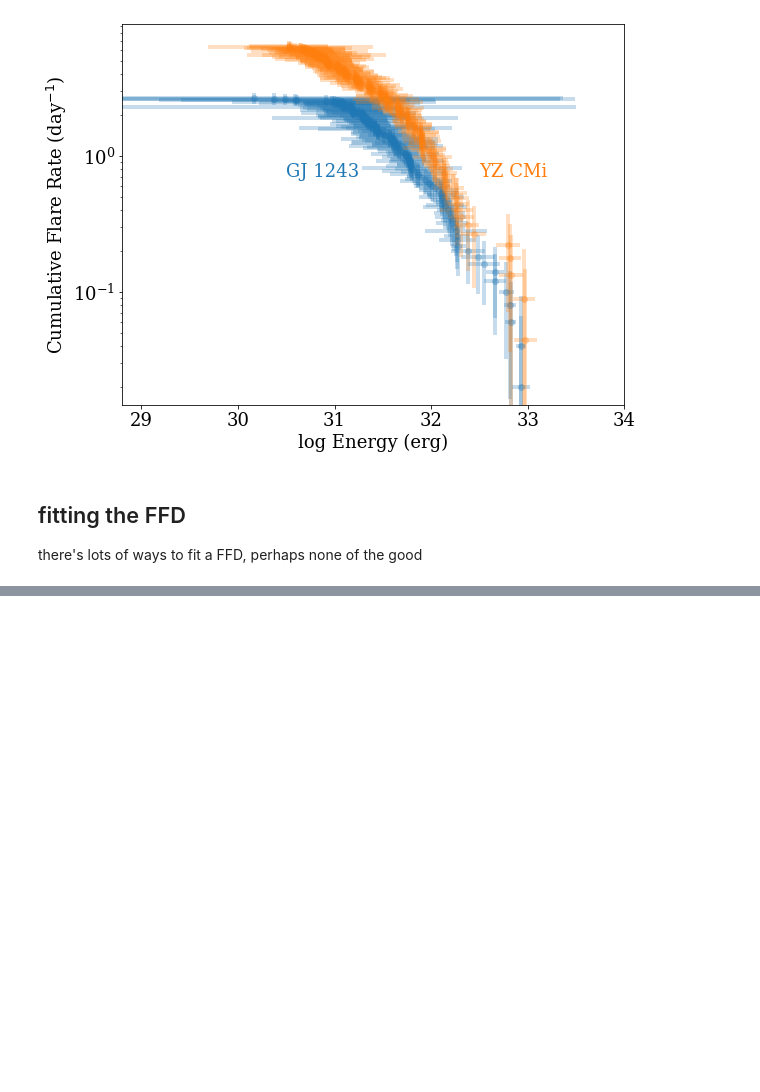
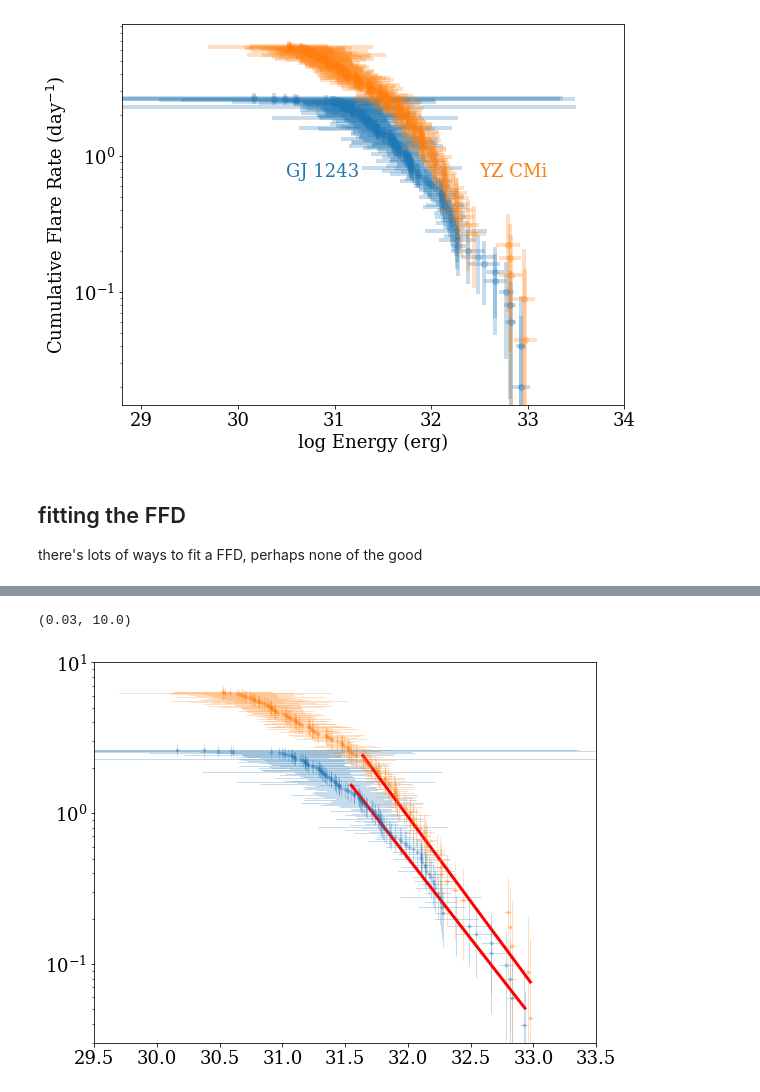
Before and after one commit to jradavenport/YZCMi_TESS, a Jupyter notebook: yzcmi_vs_gj1243.ipynb, the cells around one changed output, grey strips where cells are left out. Cells and saved outputs as stored; diff of their text form; code cells hidden in the pictures; blank space fills up the shorter version.

```diff
--- a/yzcmi_vs_gj1243.ipynb
+++ b/yzcmi_vs_gj1243.ipynb
@@ -285,0 +349,24 @@ print(therng(flat_samples[:,0])) # the slope
+# %%
+plt.figure(figsize=(9,7))
+
+plt.errorbar(ffd_x, ffd_y, xerr=ffd_xerr,#np.sqrt(ffd_xerr**2+LUMIN_err**2),
+             yerr=ffd_yerr,
+             color='C0', alpha=0.25, linestyle='none', lw=1, marker='.')
+
+plt.errorbar(ffd_xY, ffd_yY, xerr=ffd_xerrY,#np.sqrt(ffd_xerrY**2+LUMINY_err**2),
+             yerr=ffd_yerrY,
+             color='C1', alpha=0.25, linestyle='none', lw=1, marker='.')
+plt.plot(ffd_x[ffd_x >= np.median(flat_samples[:,2])],
+         10**(np.median(flat_samples[:,0]) * ffd_x[ffd_x >= np.median(flat_samples[:,2])] + np.median(flat_samples[:,1])),
+         c='r', lw=3)
+
+plt.plot(ffd_xY[ffd_xY >= np.median(flat_samplesY[:,2])],
+         10**(np.median(flat_samplesY[:,0]) * ffd_xY[ffd_xY >= np.median(flat_samplesY[:,2])] + np.median(flat_samplesY[:,1])),
+         c='r', lw=3)
+
+plt.yscale('log')
+plt.xlim(29.5,33.5)
+plt.ylim(3e-2, 1e1)
+# %% [output]
+(0.03, 10.0)
+[figure, added]
```
Also changed, not shown: parts of 19 cells of this notebook, 1 other file.
